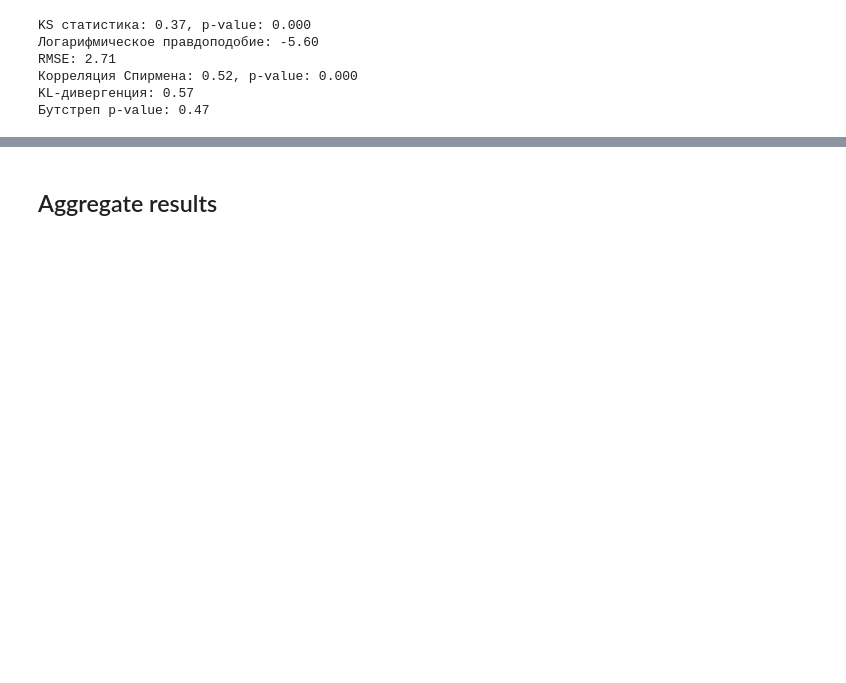
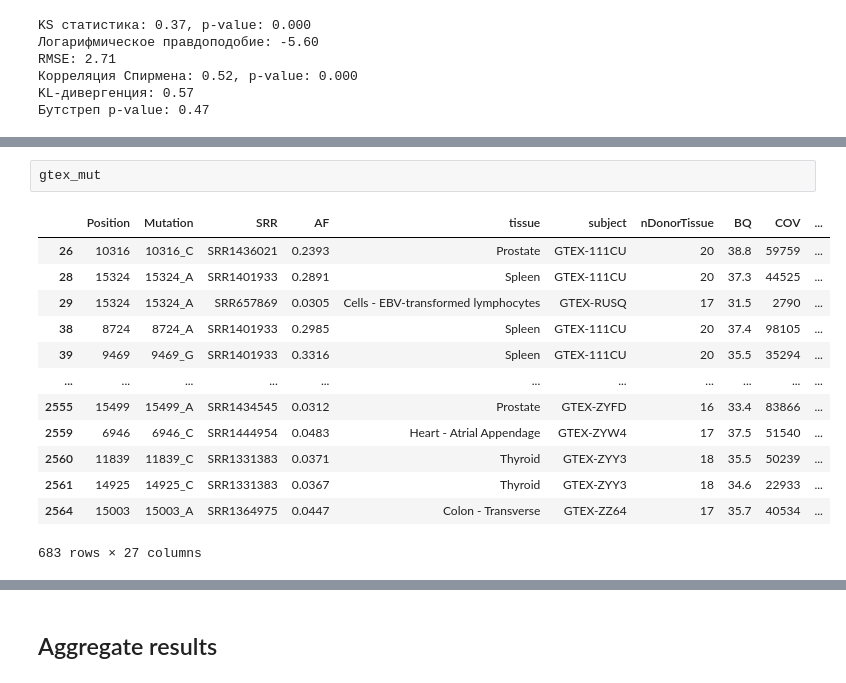
Before and after one commit to mitoclub/AminoAcidShift, a Jupyter notebook: process_analysis/analyse.ipynb, the cells around one changed output, grey strips where cells are left out. Saved outputs shown, nothing was run; the diff lists cells and outputs as text; blank space fills up the shorter version.

```diff
--- a/process_analysis/analyse.ipynb
+++ b/process_analysis/analyse.ipynb
@@ -548,0 +563,16 @@ KL-дивергенция: 0.57
+# %%
+gtex_mut
+# %% [output]
+|  | Position | Mutation | SRR | AF | tissue | subject | nDonorTissue | BQ | COV | ... |
+| 26 | 10316 | 10316_C | SRR1436021 | 0.2393 | Prostate | GTEX-111CU | 20 | 38.8 | 59759 | ... |
+| 28 | 15324 | 15324_A | SRR1401933 | 0.2891 | Spleen | GTEX-111CU | 20 | 37.3 | 44525 | ... |
+| 29 | 15324 | 15324_A | SRR657869 | 0.0305 | Cells - EBV-transformed lymphocytes | GTEX-RUSQ | 17 | 31.5 | 2790 | ... |
+| 38 | 8724 | 8724_A | SRR1401933 | 0.2985 | Spleen | GTEX-111CU | 20 | 37.4 | 98105 | ... |
+| 39 | 9469 | 9469_G | SRR1401933 | 0.3316 | Spleen | GTEX-111CU | 20 | 35.5 | 35294 | ... |
+| ... | ... | ... | ... | ... | ... | ... | ... | ... | ... | ... |
+| 2555 | 15499 | 15499_A | SRR1434545 | 0.0312 | Prostate | GTEX-ZYFD | 16 | 33.4 | 83866 | ... |
+| 2559 | 6946 | 6946_C | SRR1444954 | 0.0483 | Heart - Atrial Appendage | GTEX-ZYW4 | 17 | 37.5 | 51540 | ... |
+| 2560 | 11839 | 11839_C | SRR1331383 | 0.0371 | Thyroid | GTEX-ZYY3 | 18 | 35.5 | 50239 | ... |
+| 2561 | 14925 | 14925_C | SRR1331383 | 0.0367 | Thyroid | GTEX-ZYY3 | 18 | 34.6 | 22933 | ... |
+| 2564 | 15003 | 15003_A | SRR1364975 | 0.0447 | Colon - Transverse | GTEX-ZZ64 | 17 | 35.7 | 40534 | ... |
+683 rows × 27 columns
```
Also changed, not shown: parts of 6 cells of this notebook, 2 other files.
